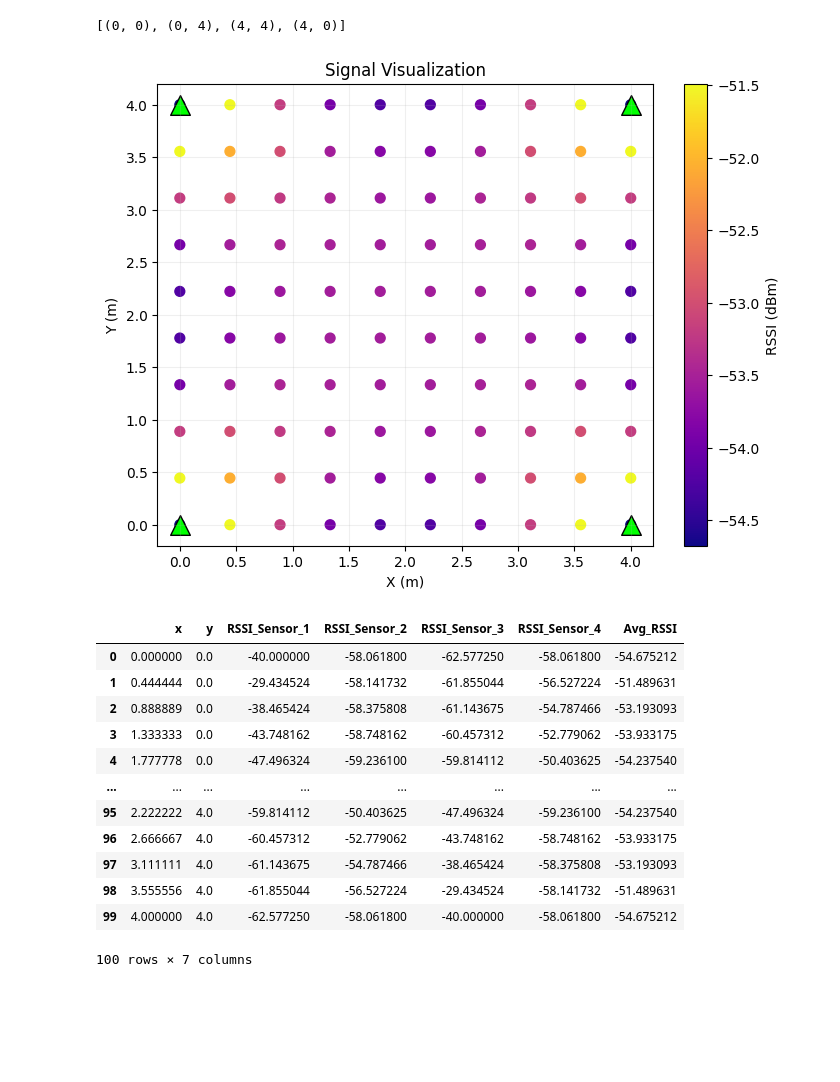
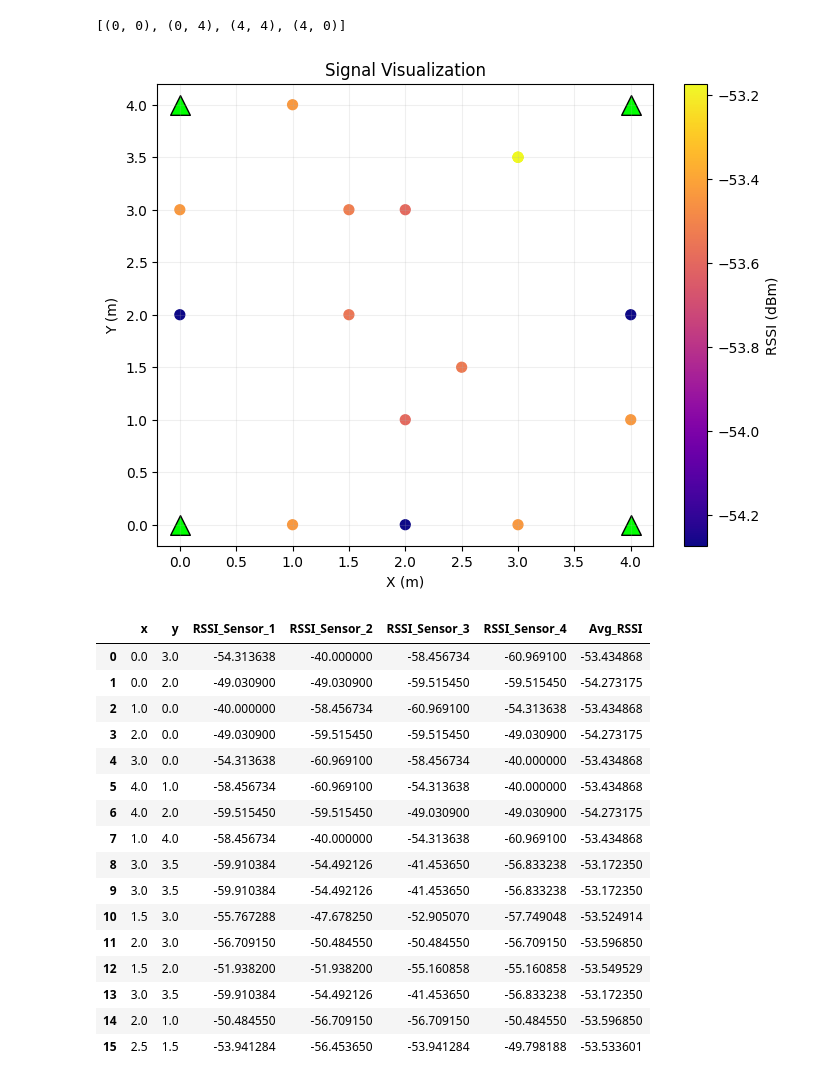
Before and after one commit to TheBandik/Hermes, a Jupyter notebook: model/rnd/data_generator.ipynb, the cells around one changed output. Drawn from its saved outputs; the diff is of its cells as text; code cells hidden in the pictures; blank space fills up the shorter version.

```diff
--- a/model/rnd/data_generator.ipynb
+++ b/model/rnd/data_generator.ipynb
@@ -104,65 +104,69 @@ def get_sensor_positions(n: int, num_sensors: int) -> list[tuple[int, int]]:
 # %%
 num_points = 10
 room_size = 4
 num_sensors = 4
 sensor_positions = [(0, 0), (0, 4), (4, 4), (4, 0)]
 
-# grid_points = [
-#     (0.0, 3.0),
-#     (0.0, 2.0),
-#     (1.0, 0.0),
-#     (2.0, 0.0),
-#     (3.0, 0.0),
-#     (4.0, 1.0),
-#     (4.0, 2.0),
-#     (1.0, 4.0),
-#     (3.0, 3.5),
-#     (3.0, 3.5),
-#     (1.5, 3.0),
-#     (2.0, 3.0),
-#     (1.5, 2.0),
-#     (3.0, 3.5),
-#     (2.0, 1.0),
-#     (2.5, 1.5),
-# ]
+grid_points = [
+    (0.0, 3.0),
+    (0.0, 2.0),
+    (1.0, 0.0),
+    (2.0, 0.0),
+    (3.0, 0.0),
+    (4.0, 1.0),
+    (4.0, 2.0),
+    (1.0, 4.0),
+    (3.0, 3.5),
+    (3.0, 3.5),
+    (1.5, 3.0),
+    (2.0, 3.0),
+    (1.5, 2.0),
+    (3.0, 3.5),
+    (2.0, 1.0),
+    (2.5, 1.5),
+]
 
 grid_size = 10
-grid_points = []
+# grid_points = []
 
-x = np.linspace(0, room_size, grid_size)
-y = np.linspace(0, room_size, grid_size)
-xx, yy = np.meshgrid(x, y)
-grid_points = list(zip(xx.flatten(), yy.flatten()))
+# x = np.linspace(0, room_size, grid_size)
+# y = np.linspace(0, room_size, grid_size)
+# xx, yy = np.meshgrid(x, y)
+# grid_points = list(zip(xx.flatten(), yy.flatten()))
 
 
 # Случайные генерации
 # sensor_positions = get_sensor_positions(room_size, num_sensors)
 # x = np.random.uniform(0, room_size, num_points)
 # y = np.random.uniform(0, room_size, num_points)
 # grid_points = list(zip(x, y))
 
 print(sensor_positions)
 
 df = generator(sensor_positions=sensor_positions, grid_points=grid_points)
 visual(df=df, sensor_positions=sensor_positions)
 
 directory_name = create_date_directory()
 file_name = save_data_to_csv(df, sensor_positions, directory_name)
 
 df
 # %% [output]
 [(0, 0), (0, 4), (4, 4), (4, 0)]
-[figure, old version]
+[figure, new version]
 |  | x | y | RSSI_Sensor_1 | RSSI_Sensor_2 | RSSI_Sensor_3 | RSSI_Sensor_4 | Avg_RSSI |
-| 0 | 0.000000 | 0.0 | -40.000000 | -58.061800 | -62.577250 | -58.061800 | -54.675212 |
-| 1 | 0.444444 | 0.0 | -29.434524 | -58.141732 | -61.855044 | -56.527224 | -51.489631 |
-| 2 | 0.888889 | 0.0 | -38.465424 | -58.375808 | -61.143675 | -54.787466 | -53.193093 |
-| 3 | 1.333333 | 0.0 | -43.748162 | -58.748162 | -60.457312 | -52.779062 | -53.933175 |
-| 4 | 1.777778 | 0.0 | -47.496324 | -59.236100 | -59.814112 | -50.403625 | -54.237540 |
-| ... | ... | ... | ... | ... | ... | ... | ... |
-| 95 | 2.222222 | 4.0 | -59.814112 | -50.403625 | -47.496324 | -59.236100 | -54.237540 |
-| 96 | 2.666667 | 4.0 | -60.457312 | -52.779062 | -43.748162 | -58.748162 | -53.933175 |
-| 97 | 3.111111 | 4.0 | -61.143675 | -54.787466 | -38.465424 | -58.375808 | -53.193093 |
-| 98 | 3.555556 | 4.0 | -61.855044 | -56.527224 | -29.434524 | -58.141732 | -51.489631 |
-| 99 | 4.000000 | 4.0 | -62.577250 | -58.061800 | -40.000000 | -58.061800 | -54.675212 |
+| 0 | 0.0 | 3.0 | -54.313638 | -40.000000 | -58.456734 | -60.969100 | -53.434868 |
+| 1 | 0.0 | 2.0 | -49.030900 | -49.030900 | -59.515450 | -59.515450 | -54.273175 |
+| 2 | 1.0 | 0.0 | -40.000000 | -58.456734 | -60.969100 | -54.313638 | -53.434868 |
+| 3 | 2.0 | 0.0 | -49.030900 | -59.515450 | -59.515450 | -49.030900 | -54.273175 |
+| 4 | 3.0 | 0.0 | -54.313638 | -60.969100 | -58.456734 | -40.000000 | -53.434868 |
+| 5 | 4.0 | 1.0 | -58.456734 | -60.969100 | -54.313638 | -40.000000 | -53.434868 |
+| 6 | 4.0 | 2.0 | -59.515450 | -59.515450 | -49.030900 | -49.030900 | -54.273175 |
+| 7 | 1.0 | 4.0 | -58.456734 | -40.000000 | -54.313638 | -60.969100 | -53.434868 |
+| 8 | 3.0 | 3.5 | -59.910384 | -54.492126 | -41.453650 | -56.833238 | -53.172350 |
+| 9 | 3.0 | 3.5 | -59.910384 | -54.492126 | -41.453650 | -56.833238 | -53.172350 |
+| 10 | 1.5 | 3.0 | -55.767288 | -47.678250 | -52.905070 | -57.749048 | -53.524914 |
+| 11 | 2.0 | 3.0 | -56.709150 | -50.484550 | -50.484550 | -56.709150 | -53.596850 |
+| 12 | 1.5 | 2.0 | -51.938200 | -51.938200 | -55.160858 | -55.160858 | -53.549529 |
+| 13 | 3.0 | 3.5 | -59.910384 | -54.492126 | -41.453650 | -56.833238 | -53.172350 |
+| 14 | 2.0 | 1.0 | -50.484550 | -56.709150 | -56.709150 | -50.484550 | -53.596850 |
+| 15 | 2.5 | 1.5 | -53.941284 | -56.453650 | -53.941284 | -49.798188 | -53.533601 |
-100 rows × 7 columns
```
Also changed, not shown: parts of 4 cells of this notebook, 2 other files.
